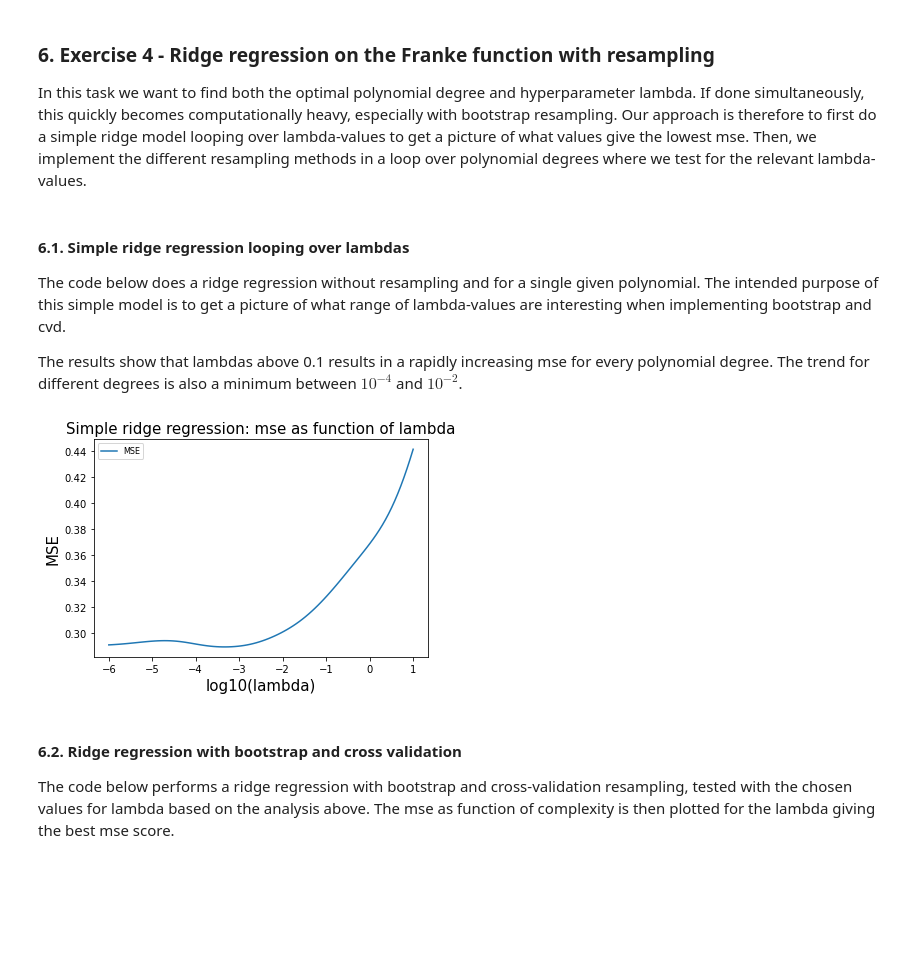
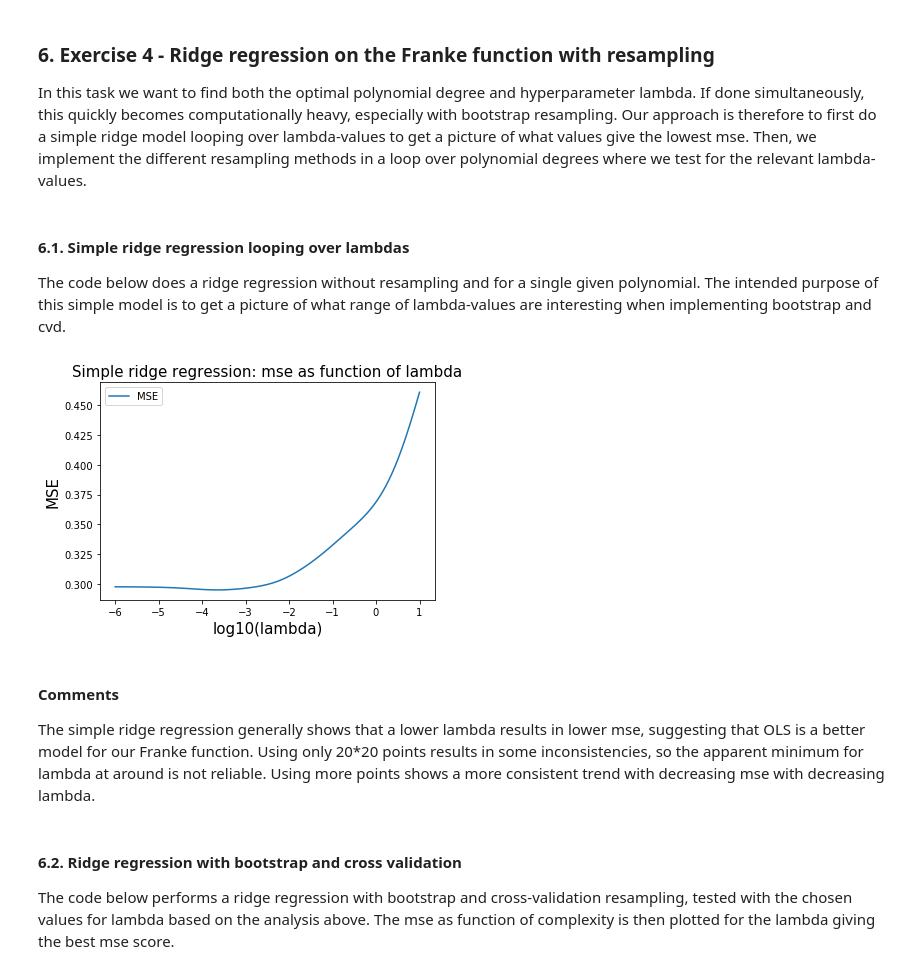
Before and after one commit to jornmarh/fys-stk4155, a Jupyter notebook: project1/project1.ipynb, the cells around one changed output. Drawn from its saved outputs; the diff is of its cells as text; code cells hidden in the pictures; blank space fills up the shorter version.

```diff
--- a/project1/project1.ipynb
+++ b/project1/project1.ipynb
@@ -581,8 +563,6 @@ In this task we want to find both the optimal polynomial degree and hyperparamet
 #### 6.1. Simple ridge regression looping over lambdas <a class="anchor" id="6.1"></a>
 
 The code below does a ridge regression without resampling and for a single given polynomial. The intended purpose of this simple model is to get a picture of what range of lambda-values are interesting when implementing bootstrap and cvd.
-
-The results show that lambdas above 0.1 results in a rapidly increasing mse for every polynomial degree. The trend for different degrees is also a minimum between $10^{-4}$ and $10^{-2}$.
 # %%
 N = 20
 np.random.seed(64)
@@ -591,35 +571,39 @@ y = np.sort(np.random.uniform(0, 1, N))
 x_mesh, y_mesh = np.meshgrid(x,y)
 x_flat = np.ravel(x_mesh)
 y_flat = np.ravel(y_mesh)
 
 z = FrankeFunction(x_flat, y_flat, 0.15)
 
 n_lambdas = 100
 lambdas = np.logspace(-6,1,n_lambdas)
-degree = 6
+degree = 5
 
 #Error arrays
 mse = np.zeros(n_lambdas)
 
 X = create_X(x_flat, y_flat, degree)
 X_train, X_test, z_train, z_test = train_test_split(X,z, test_size=0.2)
 X_train, X_test, z_train, z_test = scale(X_train, X_test, z_train, z_test)
 for i in range(n_lambdas):
     lmd = lambdas[i]
 
     I_ = np.eye(X_train.shape[1], X_train.shape[1])
     beta = np.linalg.pinv(X_train.T @ X_train + lmd*I_) @ X_train.T @ z_train
     z_pred = X_test @ beta
     mse[i] = mean_squared_error(z_test,z_pred)
 
 plt.plot(np.log10(lambdas), mse, label="MSE")
 plt.xlabel("log10(lambda)")
 plt.ylabel("MSE")
 plt.title('Simple ridge regression: mse as function of lambda')
 plt.legend()
 plt.show()
 # %% [output]
-[figure, old version]
+[figure, new version]
+# %% [markdown]
+#### Comments
+
+The simple ridge regression generally shows that a lower lambda results in lower mse, suggesting that OLS is a better model for our Franke function. Using only 20*20 points results in some inconsistencies, so the apparent minimum for lambda at around is not reliable. Using more points shows a more consistent trend with decreasing mse with decreasing lambda.
 # %% [markdown]
 #### 6.2. Ridge regression with bootstrap and cross validation <a class="anchor" id="6.2"></a>
 
```
Also changed, not shown: parts of 19 cells of this notebook.
